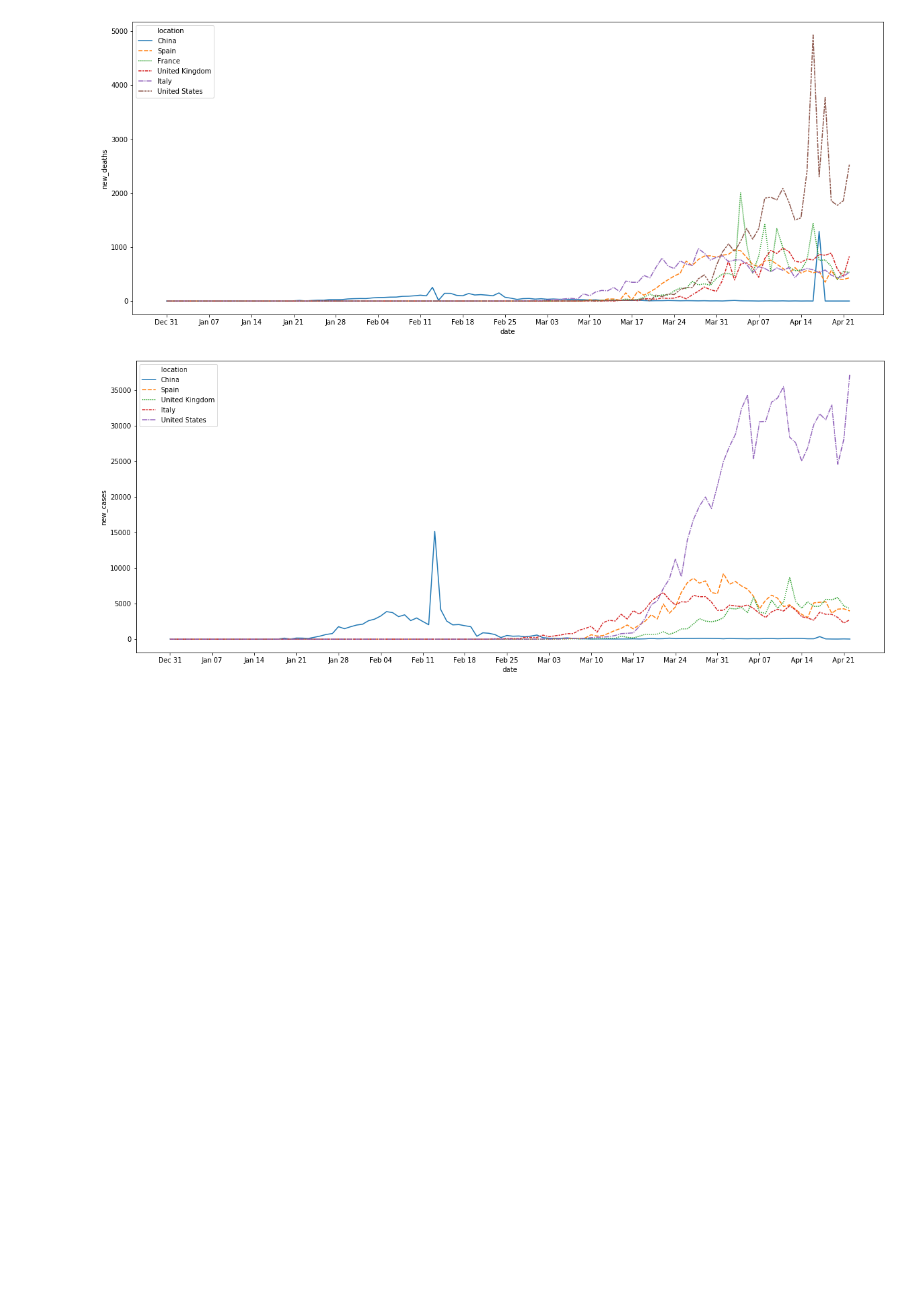
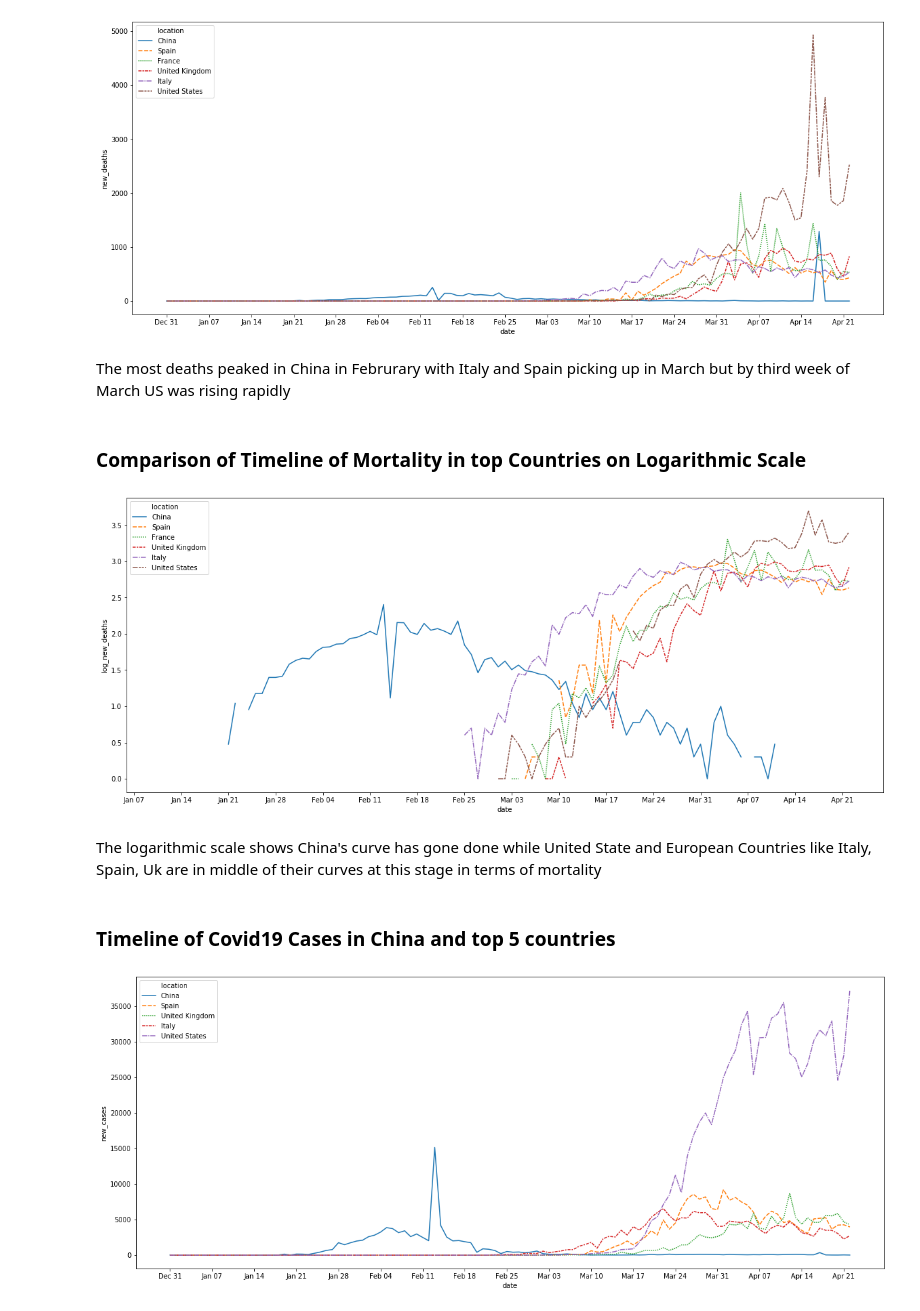
Before and after one commit to jyotisood/Covid19-Latest-Trends, a Jupyter notebook: Covid 19 Analysis.ipynb, the cells around one changed output. Cells and saved outputs as stored; diff of their text form; code cells hidden in the pictures; blank space fills up the shorter version.

```diff
--- a/Covid 19 Analysis.ipynb
+++ b/Covid 19 Analysis.ipynb
@@ -281,6 +426,28 @@ ax.xaxis.set_major_locator(mdates.WeekdayLocator())
 ax.xaxis.set_major_formatter(mdates.DateFormatter('%b %d'))
 # %% [output]
 [figure]
+# %% [markdown]
+The most deaths peaked in China in Februrary with Italy and Spain picking up in March but by third week of March US was rising rapidly
+# %% [markdown]
+### Comparison of Timeline of Mortality in top Countries on Logarithmic Scale
+# %%
+df_new['log_new_deaths']=np.log10(df_new['new_deaths'])
+# %%
+# Create a timeline line chart about number of deaths in top 5 countries
+import seaborn as sns
+from matplotlib.dates import DateFormatter
+fig, ax = plt.subplots(figsize=(20,8))
+sns.lineplot(data=df_new, x='date', y='log_new_deaths', hue='location', style='location', ax=ax)
+# set the frequency for labelling the xaxis
+
+ax.xaxis.set_major_locator(mdates.WeekdayLocator())
+ax.xaxis.set_major_formatter(mdates.DateFormatter('%b %d'))
+# %% [output]
+[figure, added]
+# %% [markdown]
+The logarithmic scale shows China's curve has gone done while United State and European Countries like Italy, Spain, Uk are in middle of their curves at this stage in terms of mortality
+# %% [markdown]
+### Timeline of Covid19 Cases in China and top 5 countries
 # %%
 #select the top 5 countries in terms of number of cases
 options2 = ['United States', 'Germany', 'Italy', 'Spain', 'China', 'United Kingdom']
```
Also changed, not shown: parts of 97 cells of this notebook.
